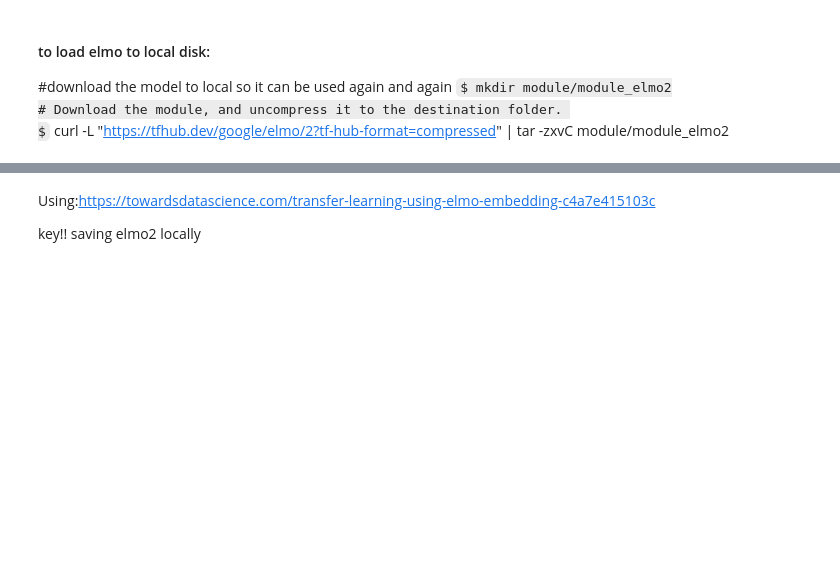
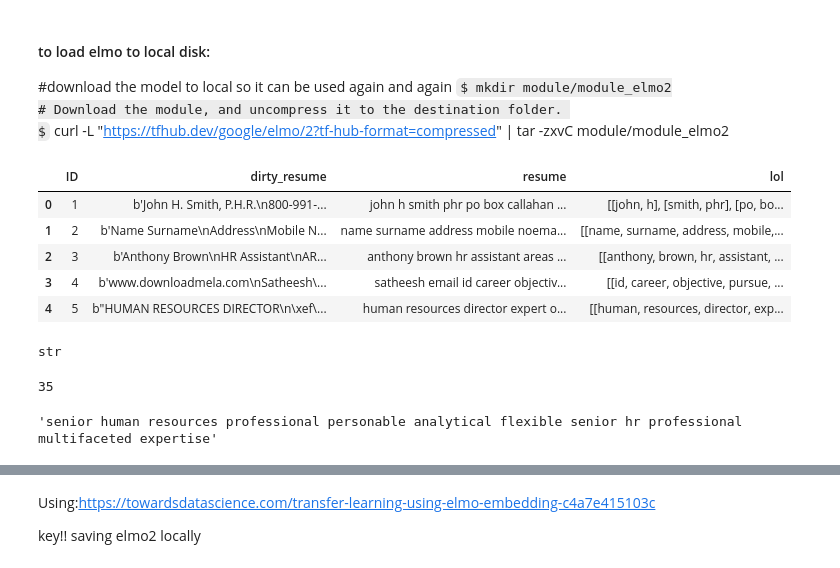
Before and after one commit to rskuzma/NLP_projects, a Jupyter notebook: job_recommender_project/kaggle_data_ELMo.ipynb, the cells around one changed output, grey strips where cells are left out. Drawn from its saved outputs; the diff is of its cells as text; code cells hidden in the pictures; some formulas as TeX source; blank space fills up the shorter version.

```diff
--- a/job_recommender_project/kaggle_data_ELMo.ipynb
+++ b/job_recommender_project/kaggle_data_ELMo.ipynb
@@ -22,4 +35,19 @@ pd.set_option('display.max_colwidth', 200)
 # gives df with list of strings (tokenized) as well as lemmatized list of strings
 
 ec2_resumes_path = '/home/ubuntu/NLP_projects/job_recommender_project/data/large_files/lf_cleaned_lemmatized_tokenized_resumes.csv'
-resumes = pd.read_csv(ec2_resumes_path)
+ec2_pickle_resumes_path = '/home/ubuntu/NLP_projects/job_recommender_project/data/resumes_with_list_of_list.pickle'
+
+resumes = pd.read_pickle(ec2_pickle_resumes_path)
+# %%
+resumes.head()
+# %% [output]
+|  | ID | dirty_resume | resume | lol |
+| 0 | 1 | b'John H. Smith, P.H.R.\n800-991-... | john h smith phr po box callahan ... | [[john, h], [smith, phr], [po, bo... |
+| 1 | 2 | b'Name Surname\nAddress\nMobile N... | name surname address mobile noema... | [[name, surname, address, mobile,... |
+| 2 | 3 | b'Anthony Brown\nHR Assistant\nAR... | anthony brown hr assistant areas ... | [[anthony, brown, hr, assistant, ... |
+| 3 | 4 | b'www.downloadmela.com\nSatheesh\... | satheesh email id career objectiv... | [[id, career, objective, pursue, ... |
+| 4 | 5 | b"HUMAN RESOURCES DIRECTOR\n\xef\... | human resources director expert o... | [[human, resources, director, exp... |
+# %%
+type(resumes['lol'][0][0][0])
+# %% [output]
+str
@@ -25,0 +56,4 @@ resumes = pd.read_csv(ec2_resumes_path)
+# %%
+len(resumes['los'][0])
+# %% [output]
+35
@@ -25,0 +64,4 @@ resumes = pd.read_csv(ec2_resumes_path)
+# %%
+resumes['los'][0][3]
+# %% [output]
+'senior human resources professional personable analytical flexible senior hr professional multifaceted expertise'
```
Also changed, not shown: parts of 52 cells of this notebook.
